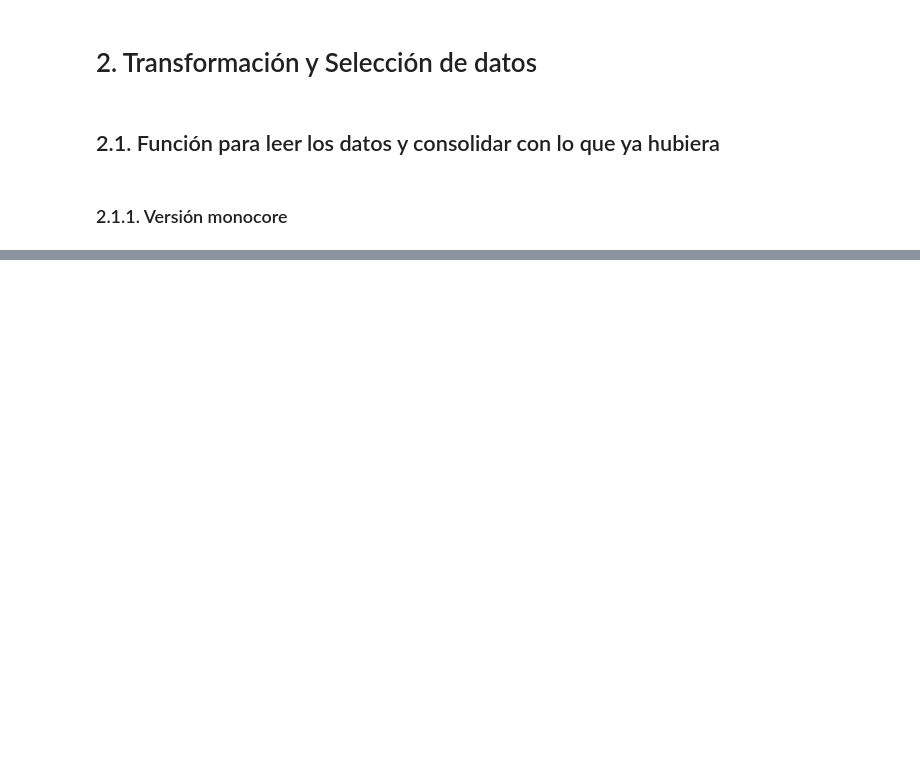
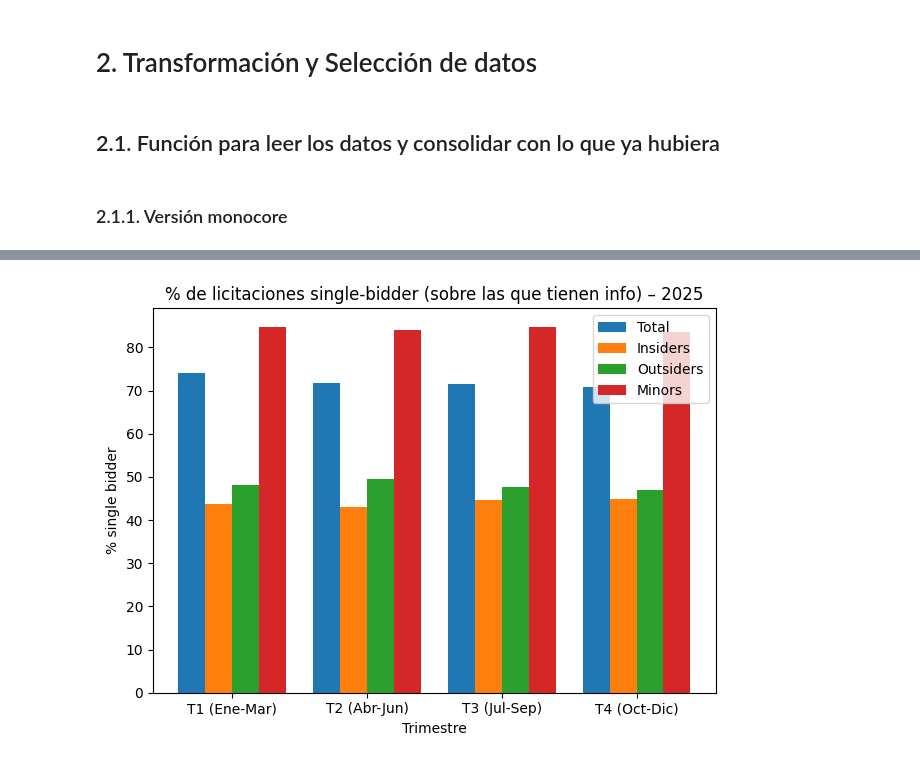
Before and after one commit to jeroarenas/PLACEingest, a Jupyter notebook: PLACE_analysis.ipynb, the cells around one changed output, grey strips where cells are left out. Saved outputs shown, nothing was run; the diff lists cells and outputs as text; code cells hidden in the pictures; blank space fills up the shorter version.

```diff
--- a/PLACE_analysis.ipynb
+++ b/PLACE_analysis.ipynb
@@ -2405,0 +1984,3 @@ Index(['id', 'link', 'summary', 'objective', 'updated', 'expedient',
+# %%
+for df in [df_all, df_in, df_out, df_min]:
+    df["single_bidder"] = df.apply(es_single_bidder, axis=1)
@@ -2405,0 +1996,20 @@ Index(['id', 'link', 'summary', 'objective', 'updated', 'expedient',
+# %%
+def agregados_single_bidder(df):
+    agg = (
+        df.groupby("trimestre")
+          .agg(
+              n_total=("id", "count"),
+              n_single=("single_bidder", lambda x: (x == True).sum()),
+              presupuesto_single=("presupuesto_sin_iva",
+                                  lambda x: x[df.loc[x.index, "single_bidder"] == True].sum())
+          )
+          .reset_index()
+    )
+
+    agg["pct_single"] = 100 * agg["n_single"] / agg["n_total"]
+    return agg
+
+agg_all_sb = agregados_single_bidder(df_all_sb)
+agg_in_sb = agregados_single_bidder(df_in_sb)
+agg_out_sb = agregados_single_bidder(df_out_sb)
+agg_min_sb = agregados_single_bidder(df_min_sb)
@@ -2405,0 +2031,23 @@ Index(['id', 'link', 'summary', 'objective', 'updated', 'expedient',
+# %%
+import numpy as np
+import matplotlib.pyplot as plt
+
+labels = agg_all_sb["trimestre"].values
+x = np.arange(len(labels))
+width = 0.2
+
+plt.figure()
+plt.bar(x - 1.5*width, agg_all_sb["pct_single"], width)
+plt.bar(x - 0.5*width, agg_in_sb["pct_single"], width)
+plt.bar(x + 0.5*width, agg_out_sb["pct_single"], width)
+plt.bar(x + 1.5*width, agg_min_sb["pct_single"], width)
+
+plt.xticks(x, labels)
+plt.title("% de licitaciones single-bidder (sobre las que tienen info) – 2025")
+plt.xlabel("Trimestre")
+plt.ylabel("% single bidder")
+plt.legend(["Total", "Insiders", "Outsiders", "Minors"])
+plt.tight_layout()
+plt.show()
+# %% [output]
+[figure, added]
```
Also changed, not shown: parts of 104 cells of this notebook.
